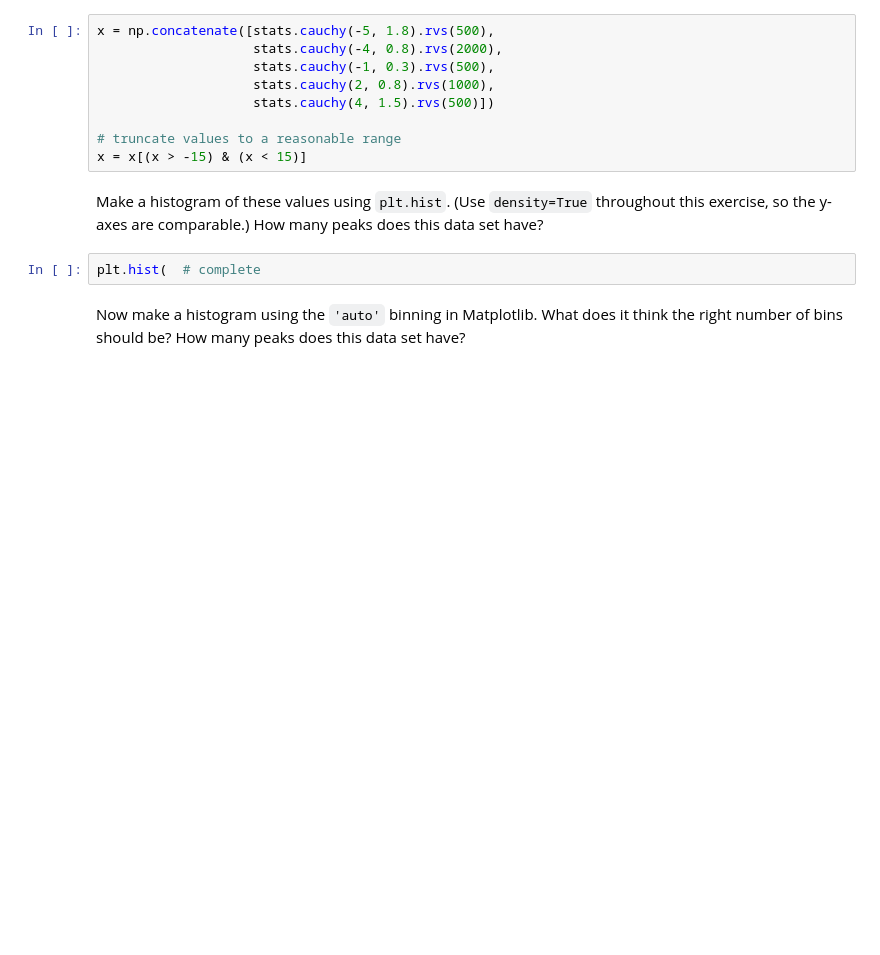
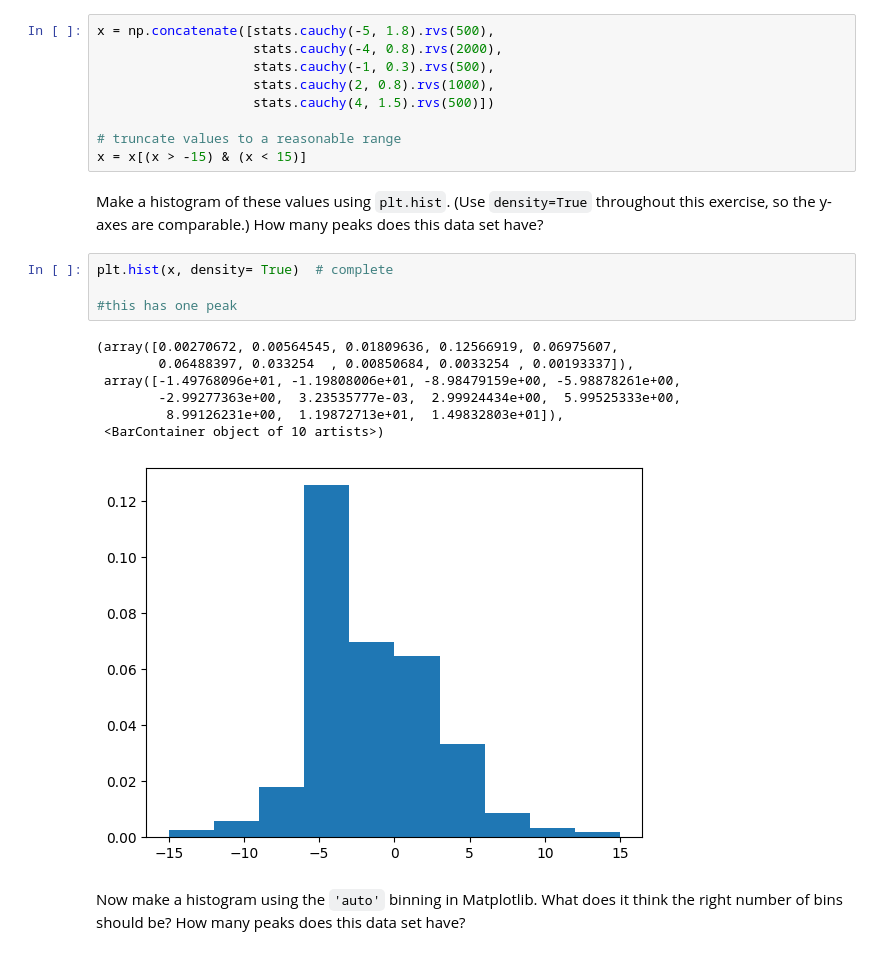
Before and after one commit to ASTR154/nonparametric-modeling, a Jupyter notebook: nonparametric-modeling.ipynb, the cells around one changed output. Cells and saved outputs as stored; diff of their text form; blank space fills up the shorter version.

```diff
--- a/nonparametric-modeling.ipynb
+++ b/nonparametric-modeling.ipynb
@@ -22,7 +22,17 @@ x = x[(x > -15) & (x < 15)]
 # %% [markdown]
 Make a histogram of these values using `plt.hist`. (Use `density=True` throughout this exercise, so the y-axes are comparable.) How many peaks does this data set have?
 # %%
-plt.hist(  # complete
+plt.hist(x, density= True)  # complete
+
+#this has one peak
+# %% [output]
+(array([0.00270672, 0.00564545, 0.01809636, 0.12566919, 0.06975607,
+        0.06488397, 0.033254  , 0.00850684, 0.0033254 , 0.00193337]),
+ array([-1.49768096e+01, -1.19808006e+01, -8.98479159e+00, -5.98878261e+00,
+        -2.99277363e+00,  3.23535777e-03,  2.99924434e+00,  5.99525333e+00,
+         8.99126231e+00,  1.19872713e+01,  1.49832803e+01]),
+ <BarContainer object of 10 artists>)
+[figure, added]
 # %% [markdown]
 Now make a histogram using the `'auto'` binning in Matplotlib. What does it think the right number of bins should be? How many peaks does this data set have?
 # %%
```
Also changed, not shown: parts of 9 cells of this notebook.
